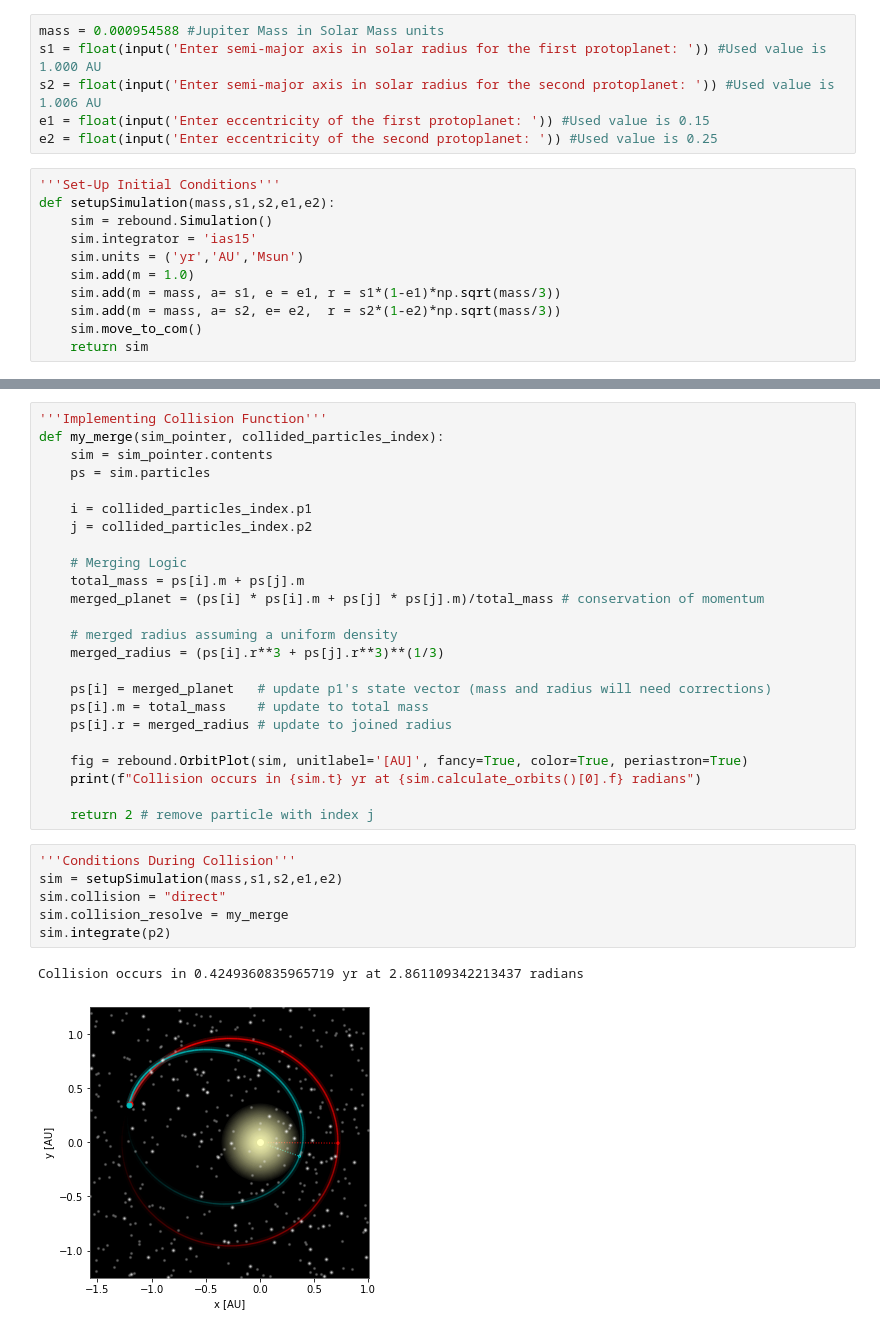
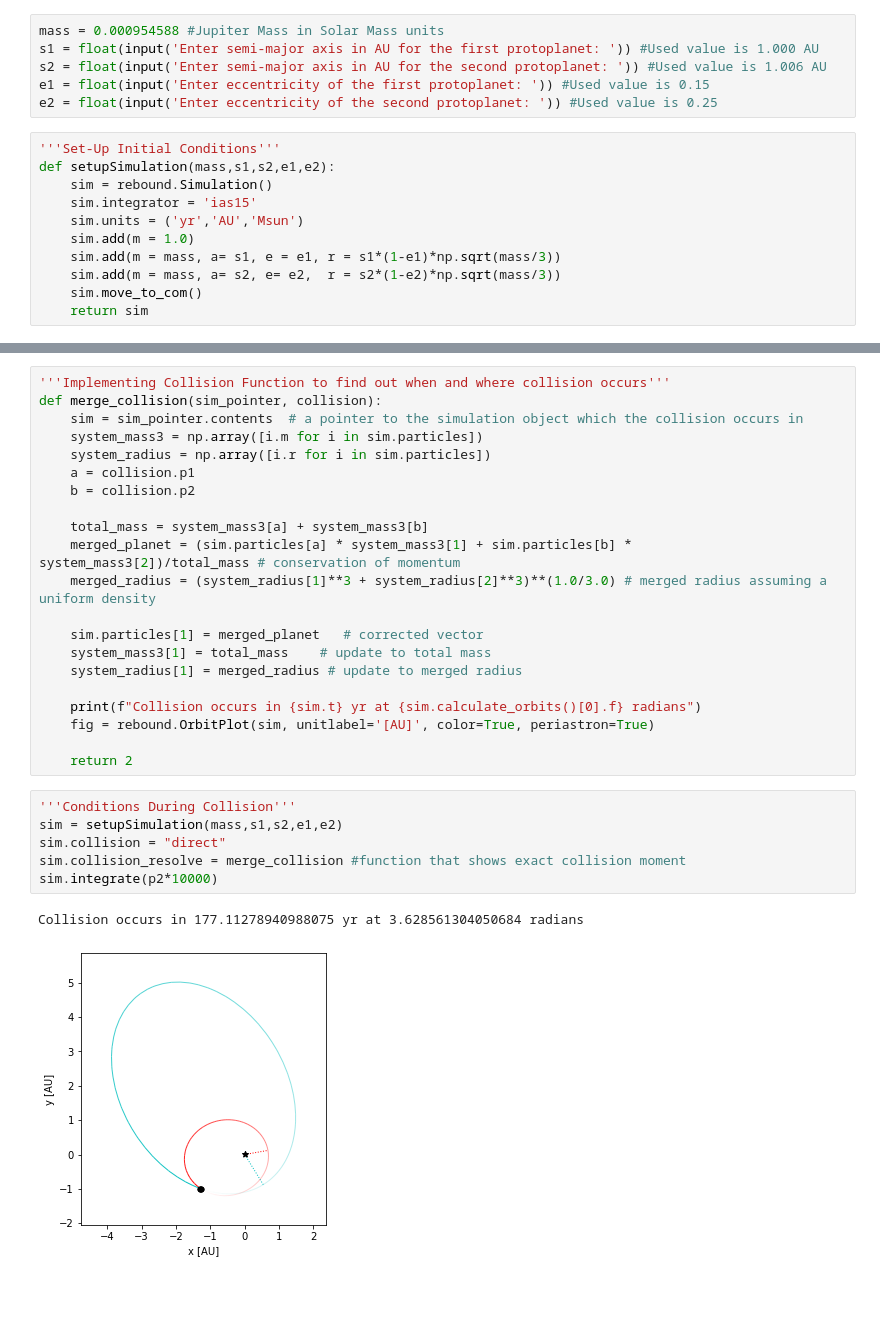
Before and after one commit to SudatKhan/astro_390, a Jupyter notebook: AST390_FINALPROJECT.ipynb, the cells around one changed output, grey strips where cells are left out. Drawn from its saved outputs; the diff is of its cells as text; blank space fills up the shorter version.

```diff
--- a/AST390_FINALPROJECT.ipynb
+++ b/AST390_FINALPROJECT.ipynb
@@ -10,8 +10,8 @@ $$r_{H} \approx a(1-e) \sqrt{\frac{m_{p}}{3M_{*}}}$$
 where $m_{p}$ is the protoplanetary mass, and $M_{*}$ is the central star mass.
 # %%
 mass = 0.000954588 #Jupiter Mass in Solar Mass units
-s1 = float(input('Enter semi-major axis in solar radius for the first protoplanet: ')) #Used value is 1.000 AU
-s2 = float(input('Enter semi-major axis in solar radius for the second protoplanet: ')) #Used value is 1.006 AU
+s1 = float(input('Enter semi-major axis in AU for the first protoplanet: ')) #Used value is 1.000 AU
+s2 = float(input('Enter semi-major axis in AU for the second protoplanet: ')) #Used value is 1.006 AU
 e1 = float(input('Enter eccentricity of the first protoplanet: ')) #Used value is 0.15
 e2 = float(input('Enter eccentricity of the second protoplanet: ')) #Used value is 0.25
 # %%
@@ -100,33 +107,30 @@ True Anomaly of Collided Protoplanet: 0.11671171299501992 radians
-# %%
-'''Implementing Collision Function'''
-def my_merge(sim_pointer, collided_particles_index):
-    sim = sim_pointer.contents
-    ps = sim.particles
-
-    i = collided_particles_index.p1
-    j = collided_particles_index.p2
-
-    # Merging Logic
-    total_mass = ps[i].m + ps[j].m
-    merged_planet = (ps[i] * ps[i].m + ps[j] * ps[j].m)/total_mass # conservation of momentum
-
-    # merged radius assuming a uniform density
-    merged_radius = (ps[i].r**3 + ps[j].r**3)**(1/3)
-
-    ps[i] = merged_planet   # update p1's state vector (mass and radius will need corrections)
-    ps[i].m = total_mass    # update to total mass
-    ps[i].r = merged_radius # update to joined radius
-
-    fig = rebound.OrbitPlot(sim, unitlabel='[AU]', fancy=True, color=True, periastron=True)
-    print(f"Collision occurs in {sim.t} yr at {sim.calculate_orbits()[0].f} radians")
-
-    return 2 # remove particle with index j
+# %%
+'''Implementing Collision Function to find out when and where collision occurs'''
+def merge_collision(sim_pointer, collision):
+    sim = sim_pointer.contents  # a pointer to the simulation object which the collision occurs in
+    system_mass3 = np.array([i.m for i in sim.particles])
+    system_radius = np.array([i.r for i in sim.particles])
+    a = collision.p1
+    b = collision.p2
+
+    total_mass = system_mass3[a] + system_mass3[b]
+    merged_planet = (sim.particles[a] * system_mass3[1] + sim.particles[b] * system_mass3[2])/total_mass # conservation of momentum
+    merged_radius = (system_radius[1]**3 + system_radius[2]**3)**(1.0/3.0) # merged radius assuming a uniform density
+
+    sim.particles[1] = merged_planet   # corrected vector
+    system_mass3[1] = total_mass    # update to total mass
+    system_radius[1] = merged_radius # update to merged radius
+
+    print(f"Collision occurs in {sim.t} yr at {sim.calculate_orbits()[0].f} radians")
+    fig = rebound.OrbitPlot(sim, unitlabel='[AU]', color=True, periastron=True)
+
+    return 2
 # %%
 '''Conditions During Collision'''
 sim = setupSimulation(mass,s1,s2,e1,e2)
 sim.collision = "direct"
-sim.collision_resolve = my_merge
-sim.integrate(p2)
+sim.collision_resolve = merge_collision #function that shows exact collision moment
+sim.integrate(p2*10000)
 # %% [output]
-Collision occurs in 0.4249360835965719 yr at 2.861109342213437 radians
+Collision occurs in 177.11278940988075 yr at 3.628561304050684 radians
-[figure, old version]
+[figure, new version]
```
Also changed, not shown: parts of 4 cells of this notebook.
